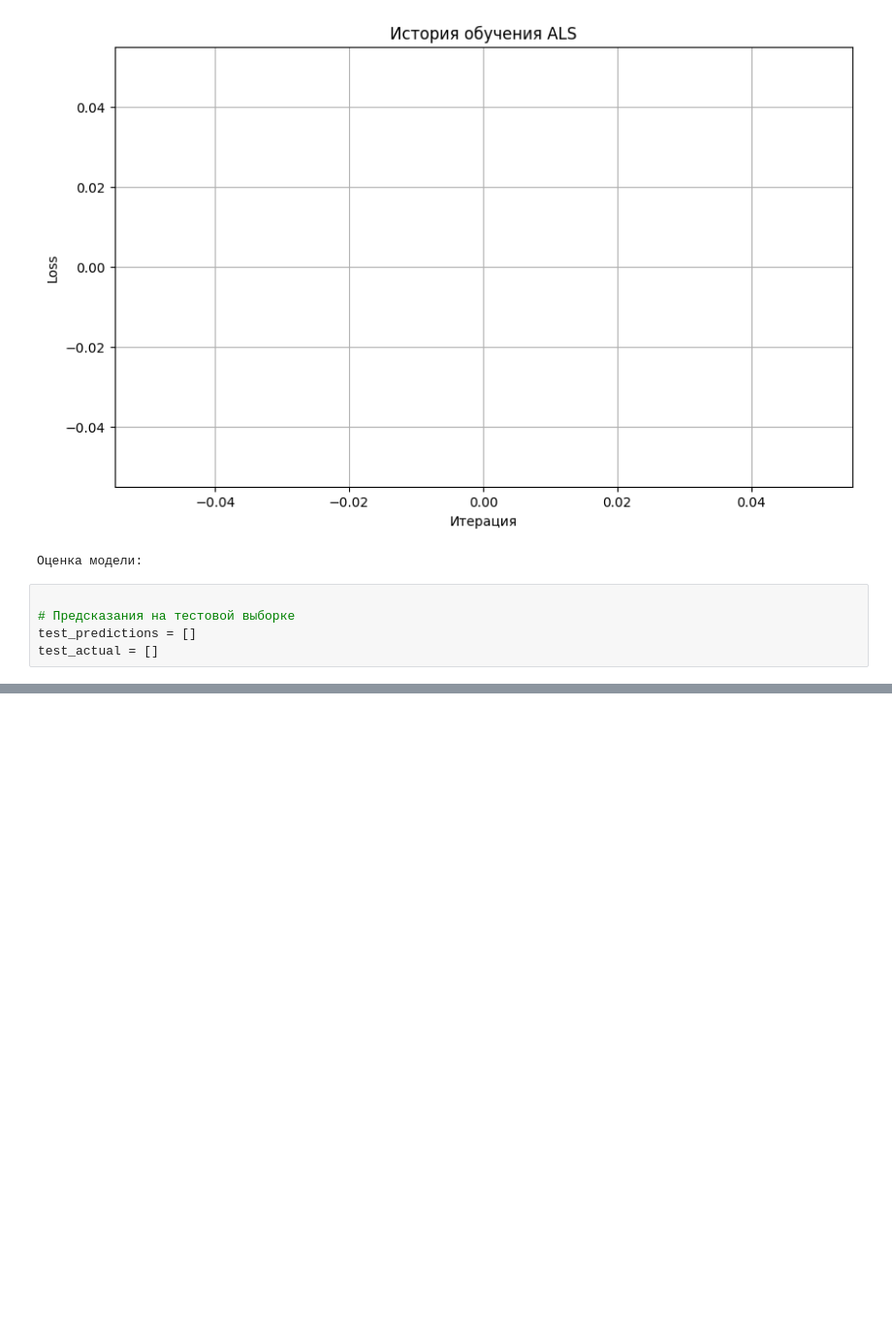
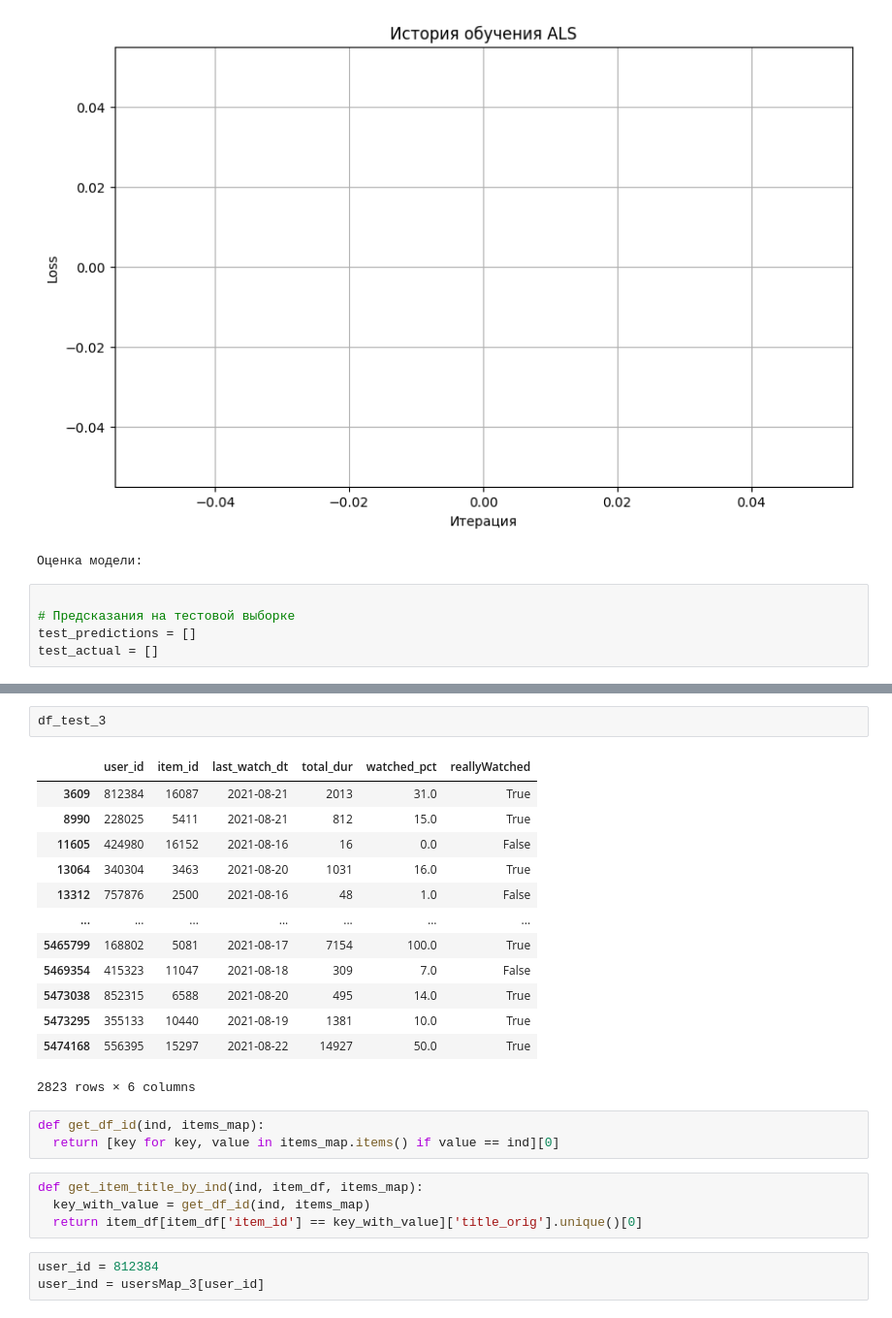
Before and after one commit to Uranus28/RecSys_2025, a Jupyter notebook: Рекомендательные системы/ЛР3/ЛР3_Санников_ALS.ipynb, the cells around one changed output, grey strips where cells are left out. Shown at 97% size. Saved outputs shown, nothing was run; the diff lists cells and outputs as text; blank space fills up the shorter version.

```diff
--- a/Рекомендательные системы/ЛР3/ЛР3_Санников_ALS.ipynb
+++ b/Рекомендательные системы/ЛР3/ЛР3_Санников_ALS.ipynb
@@ -932,4 +1068,30 @@ for u in range(test_data.shape[0]):
 KeyboardInterrupt:
+# %%
+df_test_3
+# %% [output]
+|  | user_id | item_id | last_watch_dt | total_dur | watched_pct | reallyWatched |
+| 3609 | 812384 | 16087 | 2021-08-21 | 2013 | 31.0 | True |
+| 8990 | 228025 | 5411 | 2021-08-21 | 812 | 15.0 | True |
+| 11605 | 424980 | 16152 | 2021-08-16 | 16 | 0.0 | False |
+| 13064 | 340304 | 3463 | 2021-08-20 | 1031 | 16.0 | True |
+| 13312 | 757876 | 2500 | 2021-08-16 | 48 | 1.0 | False |
+| ... | ... | ... | ... | ... | ... | ... |
+| 5465799 | 168802 | 5081 | 2021-08-17 | 7154 | 100.0 | True |
+| 5469354 | 415323 | 11047 | 2021-08-18 | 309 | 7.0 | False |
+| 5473038 | 852315 | 6588 | 2021-08-20 | 495 | 14.0 | True |
+| 5473295 | 355133 | 10440 | 2021-08-19 | 1381 | 10.0 | True |
+| 5474168 | 556395 | 15297 | 2021-08-22 | 14927 | 50.0 | True |
+2823 rows × 6 columns
+# %%
+def get_df_id(ind, items_map):
+  return [key for key, value in items_map.items() if value == ind][0]
+# %%
+def get_item_title_by_ind(ind, item_df, items_map):
+  key_with_value = get_df_id(ind, items_map)
+  return item_df[item_df['item_id'] == key_with_value]['title_orig'].unique()[0]
+# %%
+user_id = 812384
+user_ind = usersMap_3[user_id]
 # %%
 # Вычисляем метрики
 mse = mean_squared_error(test_actual, test_predictions)
```
Also changed, not shown: parts of 14 cells of this notebook.
